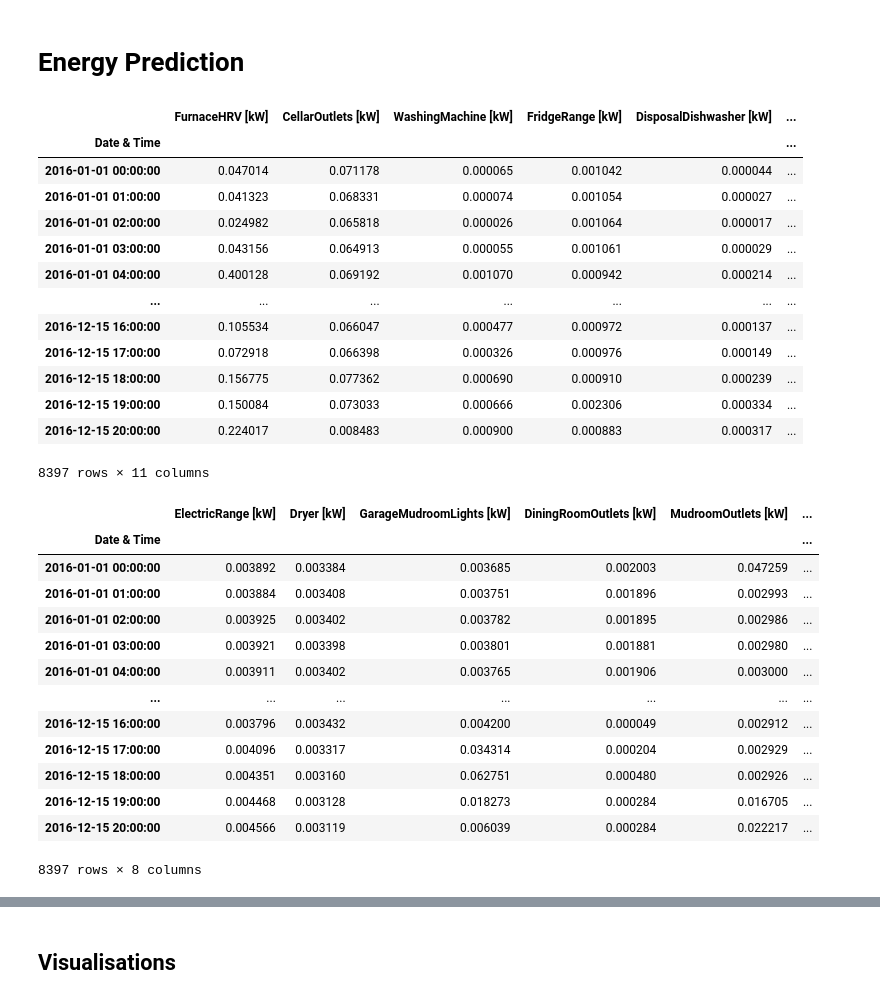
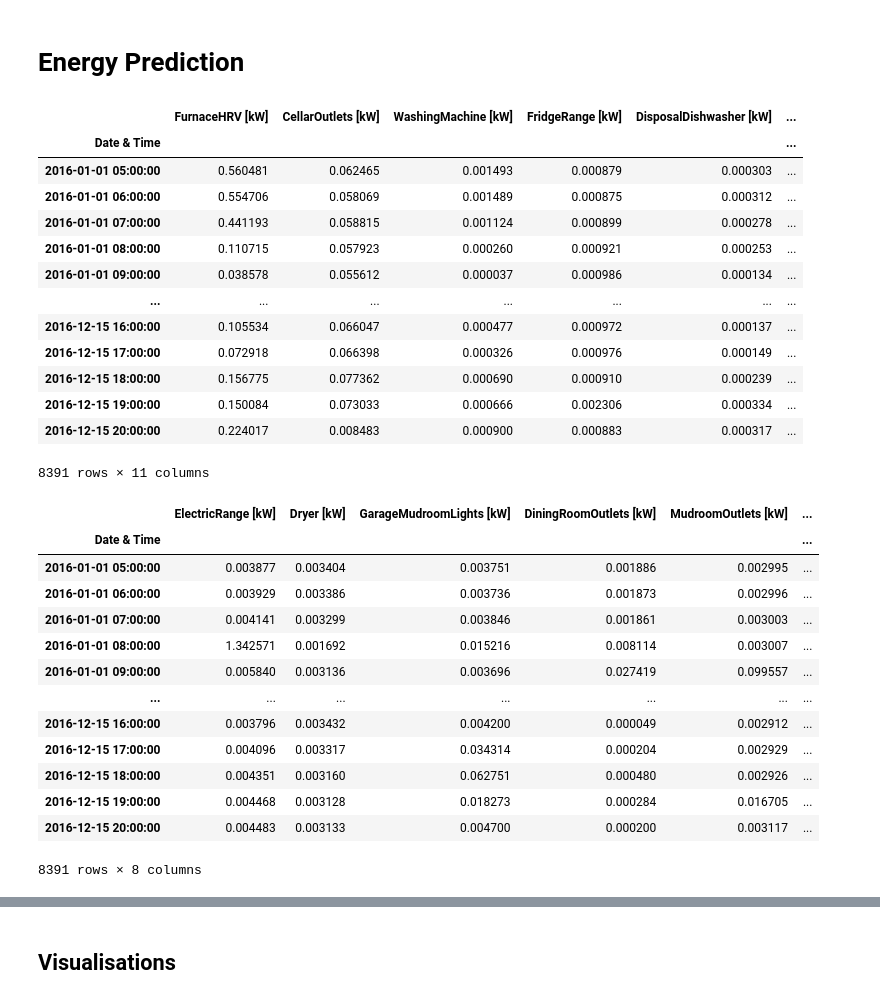
Before and after one commit to joaonpsilva/Tese_House_Energy_Prediciton, a Jupyter notebook: Energy_Pred_MultiVariate-Copy1.ipynb, the cells around one changed output, grey strips where cells are left out. Saved outputs shown, nothing was run; the diff lists cells and outputs as text; code cells hidden in the pictures.

```diff
--- a/Energy_Pred_MultiVariate-Copy1.ipynb
+++ b/Energy_Pred_MultiVariate-Copy1.ipynb
@@ -18,53 +18,56 @@ df1['Date & Time']= pd.to_datetime(df1['Date & Time'], format='%Y-%m-%d %H:%M:%S
 df1 = df1.set_index(df1['Date & Time'])
 df1 = df1[~df1.index.duplicated(keep='first')]
 df1.drop(df1.loc[df1['Date & Time'] > '2016-12-15 20:00:00'].index, inplace=True)
+df1.drop(df1.loc['2016-01-01 05:00:00' > df1['Date & Time']].index, inplace=True)
 df1 = df1.drop(['Date & Time'], axis=1)
 df1 = df1.drop(['use [kW]'], axis=1)
 df1 = df1.drop(['gen [kW]'], axis=1)
 df1 = df1.resample('H').mean()
-df1.dropna()
+df1 = df1.dropna()
 df1
 # %% [output]
 |  | FurnaceHRV [kW] | CellarOutlets [kW] | WashingMachine [kW] | FridgeRange [kW] | DisposalDishwasher [kW] | ... |
 | Date & Time |  |  |  |  |  | ... |
-| 2016-01-01 00:00:00 | 0.047014 | 0.071178 | 0.000065 | 0.001042 | 0.000044 | ... |
-| 2016-01-01 01:00:00 | 0.041323 | 0.068331 | 0.000074 | 0.001054 | 0.000027 | ... |
-| 2016-01-01 02:00:00 | 0.024982 | 0.065818 | 0.000026 | 0.001064 | 0.000017 | ... |
-| 2016-01-01 03:00:00 | 0.043156 | 0.064913 | 0.000055 | 0.001061 | 0.000029 | ... |
-| 2016-01-01 04:00:00 | 0.400128 | 0.069192 | 0.001070 | 0.000942 | 0.000214 | ... |
+| 2016-01-01 05:00:00 | 0.560481 | 0.062465 | 0.001493 | 0.000879 | 0.000303 | ... |
+| 2016-01-01 06:00:00 | 0.554706 | 0.058069 | 0.001489 | 0.000875 | 0.000312 | ... |
+| 2016-01-01 07:00:00 | 0.441193 | 0.058815 | 0.001124 | 0.000899 | 0.000278 | ... |
+| 2016-01-01 08:00:00 | 0.110715 | 0.057923 | 0.000260 | 0.000921 | 0.000253 | ... |
+| 2016-01-01 09:00:00 | 0.038578 | 0.055612 | 0.000037 | 0.000986 | 0.000134 | ... |
 | ... | ... | ... | ... | ... | ... | ... |
 | 2016-12-15 16:00:00 | 0.105534 | 0.066047 | 0.000477 | 0.000972 | 0.000137 | ... |
 | 2016-12-15 17:00:00 | 0.072918 | 0.066398 | 0.000326 | 0.000976 | 0.000149 | ... |
 | 2016-12-15 18:00:00 | 0.156775 | 0.077362 | 0.000690 | 0.000910 | 0.000239 | ... |
 | 2016-12-15 19:00:00 | 0.150084 | 0.073033 | 0.000666 | 0.002306 | 0.000334 | ... |
 | 2016-12-15 20:00:00 | 0.224017 | 0.008483 | 0.000900 | 0.000883 | 0.000317 | ... |
-8397 rows × 11 columns
+8391 rows × 11 columns
 # %%
 df2 = pd.read_csv("../datsets/dataset2/HomeA-electrical/HomeA/2016/HomeA-meter3_2016.csv", delimiter = ',')
 df2['Date & Time']= pd.to_datetime(df2['Date & Time'], format='%Y-%m-%d %H:%M:%S')
 df2 = df2.set_index(df2['Date & Time'])
 df2 = df2[~df2.index.duplicated(keep='first')]
+df2.drop(df2.loc[df2['Date & Time'] > '2016-12-15 20:00:00'].index, inplace=True)
+df2.drop(df2.loc['2016-01-01 05:00:00' > df2['Date & Time']].index, inplace=True)
 df2 = df2.drop(['Date & Time'], axis=1)
 df2 = df2.drop(['use [kW]'], axis=1)
 df2 = df2.drop(['gen [kW]'], axis=1)
 df2 = df2.resample('H').mean()
-df2.dropna()
+df2 = df2.dropna()
 df2
 # %% [output]
 |  | ElectricRange [kW] | Dryer [kW] | GarageMudroomLights [kW] | DiningRoomOutlets [kW] | MudroomOutlets [kW] | ... |
 | Date & Time |  |  |  |  |  | ... |
-| 2016-01-01 00:00:00 | 0.003892 | 0.003384 | 0.003685 | 0.002003 | 0.047259 | ... |
-| 2016-01-01 01:00:00 | 0.003884 | 0.003408 | 0.003751 | 0.001896 | 0.002993 | ... |
-| 2016-01-01 02:00:00 | 0.003925 | 0.003402 | 0.003782 | 0.001895 | 0.002986 | ... |
-| 2016-01-01 03:00:00 | 0.003921 | 0.003398 | 0.003801 | 0.001881 | 0.002980 | ... |
-| 2016-01-01 04:00:00 | 0.003911 | 0.003402 | 0.003765 | 0.001906 | 0.003000 | ... |
+| 2016-01-01 05:00:00 | 0.003877 | 0.003404 | 0.003751 | 0.001886 | 0.002995 | ... |
+| 2016-01-01 06:00:00 | 0.003929 | 0.003386 | 0.003736 | 0.001873 | 0.002996 | ... |
+| 2016-01-01 07:00:00 | 0.004141 | 0.003299 | 0.003846 | 0.001861 | 0.003003 | ... |
+| 2016-01-01 08:00:00 | 1.342571 | 0.001692 | 0.015216 | 0.008114 | 0.003007 | ... |
+| 2016-01-01 09:00:00 | 0.005840 | 0.003136 | 0.003696 | 0.027419 | 0.099557 | ... |
 | ... | ... | ... | ... | ... | ... | ... |
 | 2016-12-15 16:00:00 | 0.003796 | 0.003432 | 0.004200 | 0.000049 | 0.002912 | ... |
 | 2016-12-15 17:00:00 | 0.004096 | 0.003317 | 0.034314 | 0.000204 | 0.002929 | ... |
 | 2016-12-15 18:00:00 | 0.004351 | 0.003160 | 0.062751 | 0.000480 | 0.002926 | ... |
 | 2016-12-15 19:00:00 | 0.004468 | 0.003128 | 0.018273 | 0.000284 | 0.016705 | ... |
-| 2016-12-15 20:00:00 | 0.004566 | 0.003119 | 0.006039 | 0.000284 | 0.022217 | ... |
+| 2016-12-15 20:00:00 | 0.004483 | 0.003133 | 0.004700 | 0.000200 | 0.003117 | ... |
-8397 rows × 8 columns
+8391 rows × 8 columns
 # %%
 df3 = pd.read_csv("../datsets/dataset2/HomeA-electrical/HomeA/2016/HomeA-meter4_2016.csv", delimiter = ',')
 df3['Date & Time']= pd.to_datetime(df3['Date & Time'], format='%Y-%m-%d %H:%M:%S')
```
Also changed, not shown: parts of 12 cells of this notebook.
